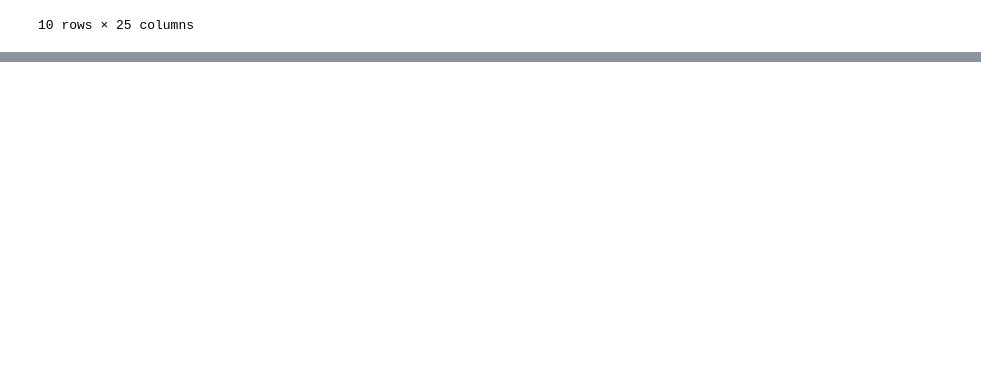
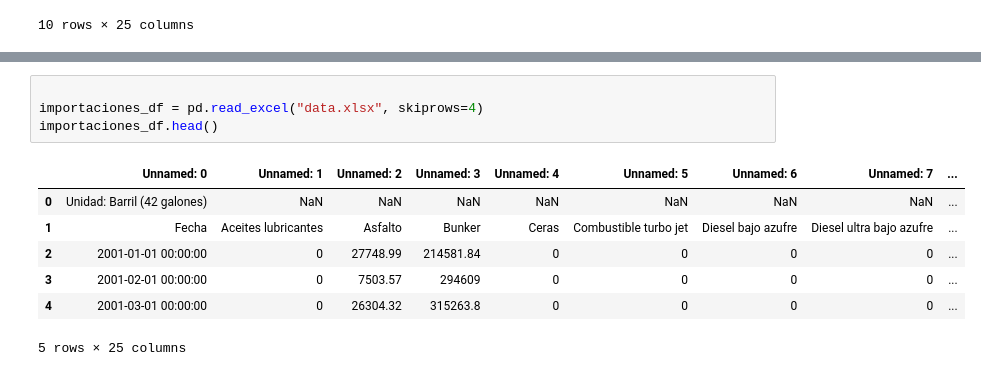
Before and after one commit to guzmanalejandra/Laboratorio2-DS, a Jupyter notebook: main.ipynb, the cells around one changed output, grey strips where cells are left out. Cells and saved outputs as stored; diff of their text form; blank space fills up the shorter version.

```diff
--- a/main.ipynb
+++ b/main.ipynb
@@ -220,0 +310,12 @@ importacion_df.head(10)
+# %%
+
+importaciones_df = pd.read_excel("data.xlsx", skiprows=4)
+importaciones_df.head()
+# %% [output]
+|  | Unnamed: 0 | Unnamed: 1 | Unnamed: 2 | Unnamed: 3 | Unnamed: 4 | Unnamed: 5 | Unnamed: 6 | Unnamed: 7 | ... |
+| 0 | Unidad: Barril (42 galones) | NaN | NaN | NaN | NaN | NaN | NaN | NaN | ... |
+| 1 | Fecha | Aceites lubricantes | Asfalto | Bunker | Ceras | Combustible turbo jet | Diesel bajo azufre | Diesel ultra bajo azufre | ... |
+| 2 | 2001-01-01 00:00:00 | 0 | 27748.99 | 214581.84 | 0 | 0 | 0 | 0 | ... |
+| 3 | 2001-02-01 00:00:00 | 0 | 7503.57 | 294609 | 0 | 0 | 0 | 0 | ... |
+| 4 | 2001-03-01 00:00:00 | 0 | 26304.32 | 315263.8 | 0 | 0 | 0 | 0 | ... |
+5 rows × 25 columns
```
Also changed, not shown: parts of 12 cells of this notebook.
